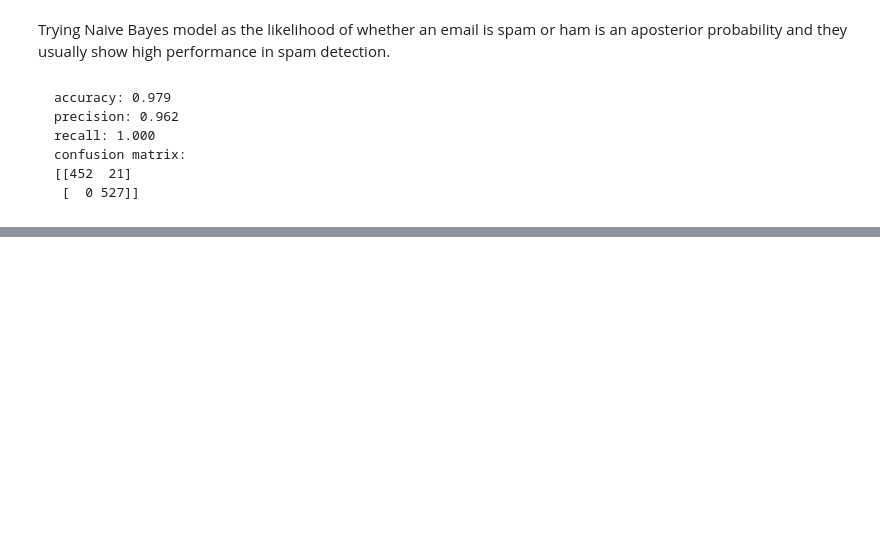
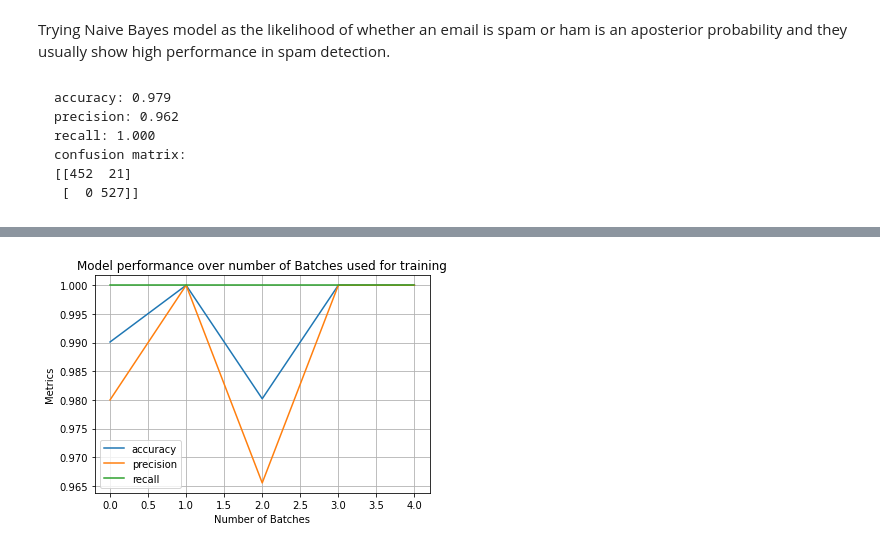
Before and after one commit to Dhruval360/Spam-Classification-using-Streaming-PySpark, a Jupyter notebook: Spam_Experiment.ipynb, the cells around one changed output, grey strips where cells are left out. Saved outputs shown, nothing was run; the diff lists cells and outputs as text; code cells hidden in the pictures; blank space fills up the shorter version.

Commit message:
added SGD and perceptron model

```diff
--- a/Spam_Experiment.ipynb
+++ b/Spam_Experiment.ipynb
@@ -177,0 +140,21 @@ plt.show()
+# %%
+metrics = ('accuracy', 'precision', 'recall')
+history = {metric : [] for metric in metrics}
+for batchNum in range(NBatches):
+    print(f"------------------------ Batch {batchNum + 1} ------------------------")
+    X,y = next(batch)
+    scores = trainBatch(X,y)
+    for i in range(len(metrics)):
+        history[metrics[i]].append(scores[i])
+    print("---------------------------------------------------------")
+# %%
+import matplotlib.pyplot as plt
+for metric in metrics:
+    plt.plot(history[metric], label = metric)
+
+plt.legend()
+plt.grid()
+plt.ylabel('Metrics')
+plt.xlabel('Number of Batches')
+plt.title('Model performance over number of Batches used for training')
+plt.show()
@@ -177,0 +168,10 @@ plt.show()
+# %%
+metrics = ('accuracy', 'precision', 'recall')
+history = {metric : [] for metric in metrics}
+for batchNum in range(NBatches):
+    print(f"------------------------ Batch {batchNum + 1} ------------------------")
+    X,y = next(batch)
+    scores = trainBatch(X,y)
+    for i in range(len(metrics)):
+        history[metrics[i]].append(scores[i])
+    print("---------------------------------------------------------")
@@ -177,0 +219,13 @@ plt.show()
+# %%
+import matplotlib.pyplot as plt
+for metric in metrics:
+    plt.plot(history[metric], label = metric)
+
+plt.legend()
+plt.grid()
+plt.ylabel('Metrics')
+plt.xlabel('Number of Batches')
+plt.title('Model performance over number of Batches used for training')
+plt.show()
+# %% [output]
+[figure, added]
```
Also changed, not shown: parts of 12 cells of this notebook.
